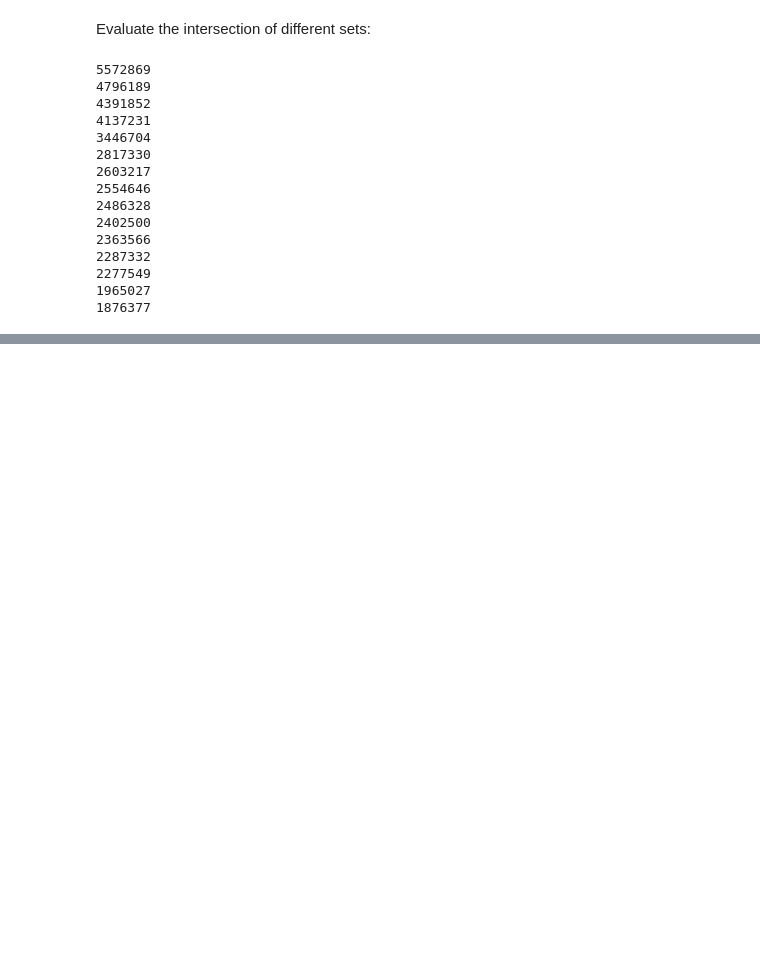
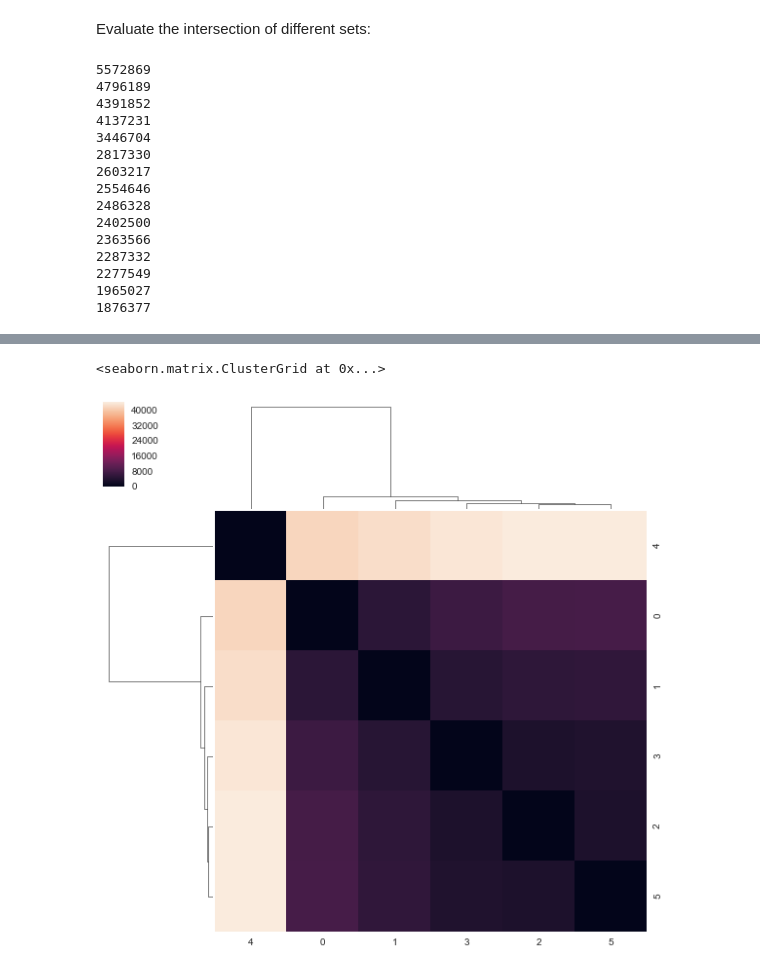
Before and after one commit to garner1/refgenomeLP, a Jupyter notebook: vectorization.ipynb, the cells around one changed output, grey strips where cells are left out. Drawn from its saved outputs; the diff is of its cells as text; code cells hidden in the pictures; blank space fills up the shorter version.

```diff
--- a/vectorization.ipynb
+++ b/vectorization.ipynb
@@ -177,0 +250,9 @@ dtm = vectorizer.fit_transform(corpus) # get document-term matrix
+# %%
+import scipy.spatial as sp, scipy.cluster.hierarchy as hc
+import seaborn as sns; sns.set()
+
+linkage = hc.linkage(D[:6,:6], method='average')
+sns.clustermap(D[:6,:6], row_linkage=linkage, col_linkage=linkage)
+# %% [output]
+<seaborn.matrix.ClusterGrid at 0x...>
+[figure, added]
```
Also changed, not shown: parts of 9 cells of this notebook, 1 other file.
